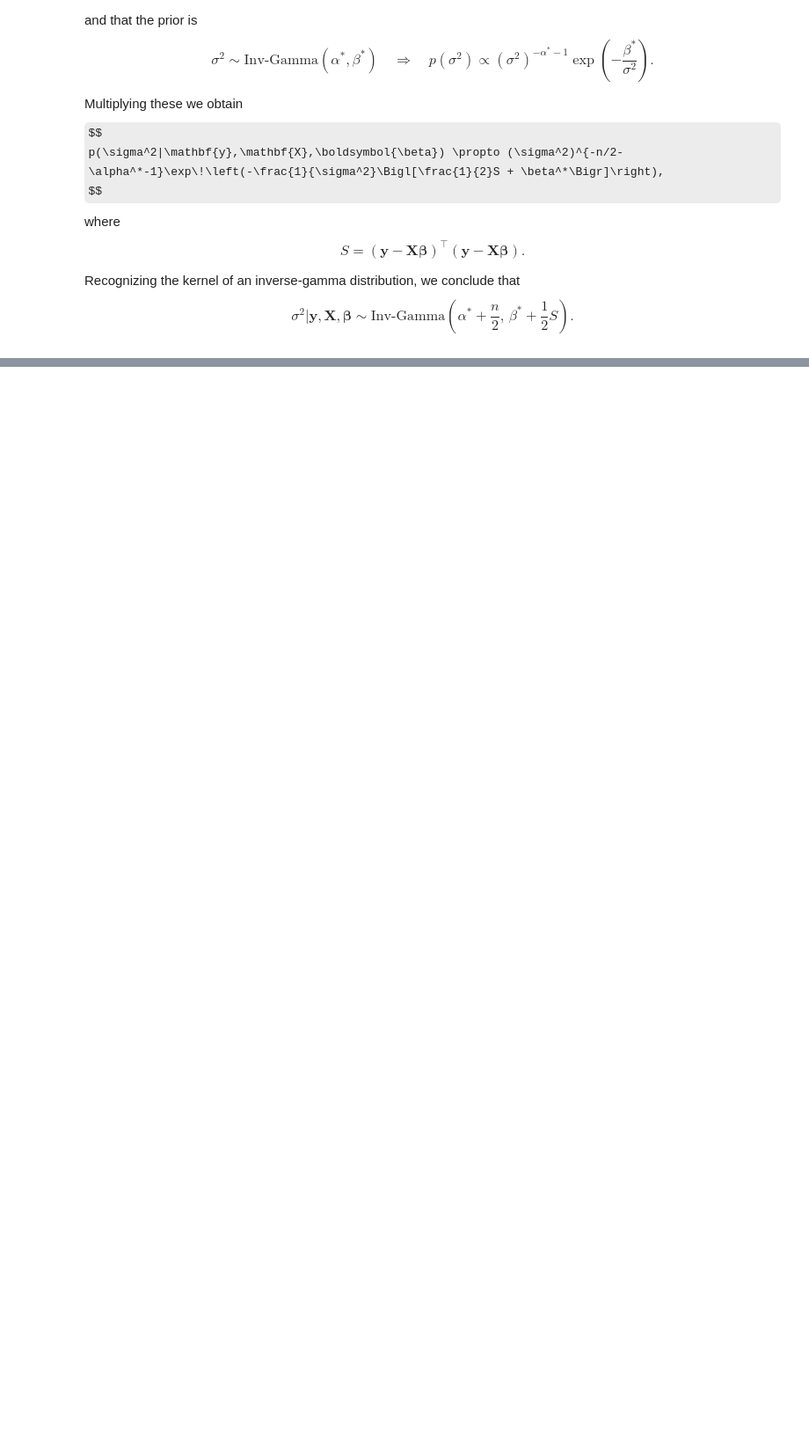
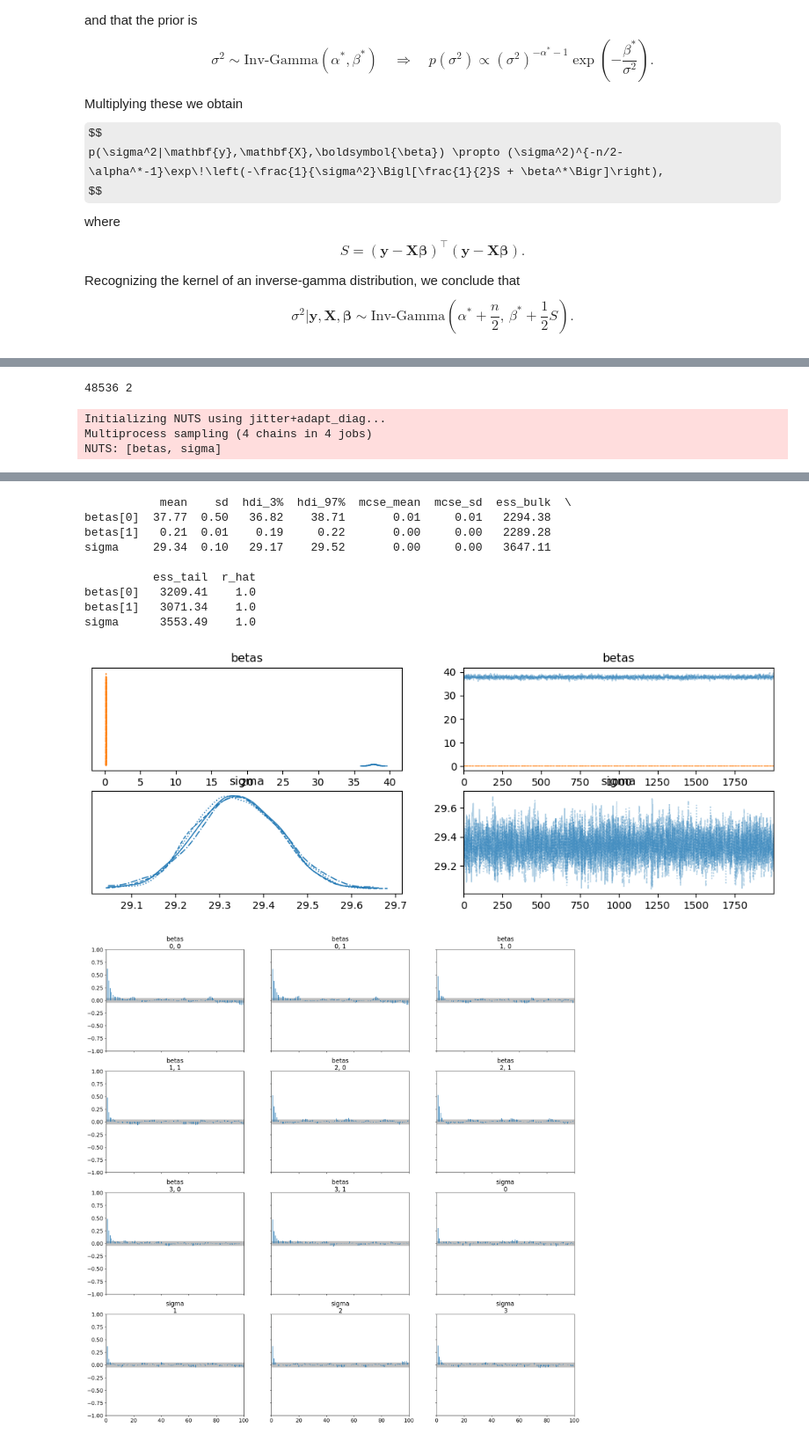
Before and after one commit to maltseasy/STA365, a Jupyter notebook: HW7.ipynb, the cells around one changed output, grey strips where cells are left out. Shown at 88% size. Cells and saved outputs as stored; diff of their text form; code cells hidden in the pictures; some formulas as TeX source; blank space fills up the shorter version.

```diff
--- a/HW7.ipynb
+++ b/HW7.ipynb
@@ -78,0 +82,10 @@ $$
+# %%
+import pandas as pd
+import numpy as np
+import pymc as pm
+import arviz as az
+import matplotlib.pyplot as plt
+
+# Load the dataset
+df = pd.read_csv('./Huntington_Disease_Dataset.csv')
+print("Columns in dataset:", df.columns.tolist())
@@ -78,0 +94,27 @@ $$
+# %%
+predictor_col = 'HTT_CAG_Repeat_Length'
+target_col = 'Functional_Capacity'
+X = df[[predictor_col]].copy()
+X.insert(0, 'Intercept', 1)
+y = df[target_col].values
+X = X.values
+n, p = X.shape
+print(n,p)
+# %% [output]
+48536 2
+# %%
+with pm.Model() as model:
+    betas = pm.Normal('betas', mu=0, sigma=1, shape=p)
+    sigma = pm.HalfCauchy('sigma', beta=1)
+    mu = pm.math.dot(X,betas)
+    y_obs = pm.Normal('y', mu=mu, sigma=sigma, observed=y)
+    trace = pm.sample(2000, tune=1000, target_accept=0.95, return_inferencedata=True)
+print(az.summary(trace, round_to=2))
+az.plot_trace(trace)
+plt.show()
+az.plot_autocorr(trace)
+plt.show()
+# %% [output]
+Initializing NUTS using jitter+adapt_diag...
+Multiprocess sampling (4 chains in 4 jobs)
+NUTS: [betas, sigma]
@@ -78,0 +124,11 @@ $$
+           mean    sd  hdi_3%  hdi_97%  mcse_mean  mcse_sd  ess_bulk  \
+betas[0]  37.77  0.50   36.82    38.71       0.01     0.01   2294.38
+betas[1]   0.21  0.01    0.19     0.22       0.00     0.00   2289.28
+sigma     29.34  0.10   29.17    29.52       0.00     0.00   3647.11
+
+          ess_tail  r_hat
+betas[0]   3209.41    1.0
+betas[1]   3071.34    1.0
+sigma      3553.49    1.0
+[figure, added]
+[figure, added]
```
Also changed, not shown: parts of 3 cells of this notebook, 1 other file.
